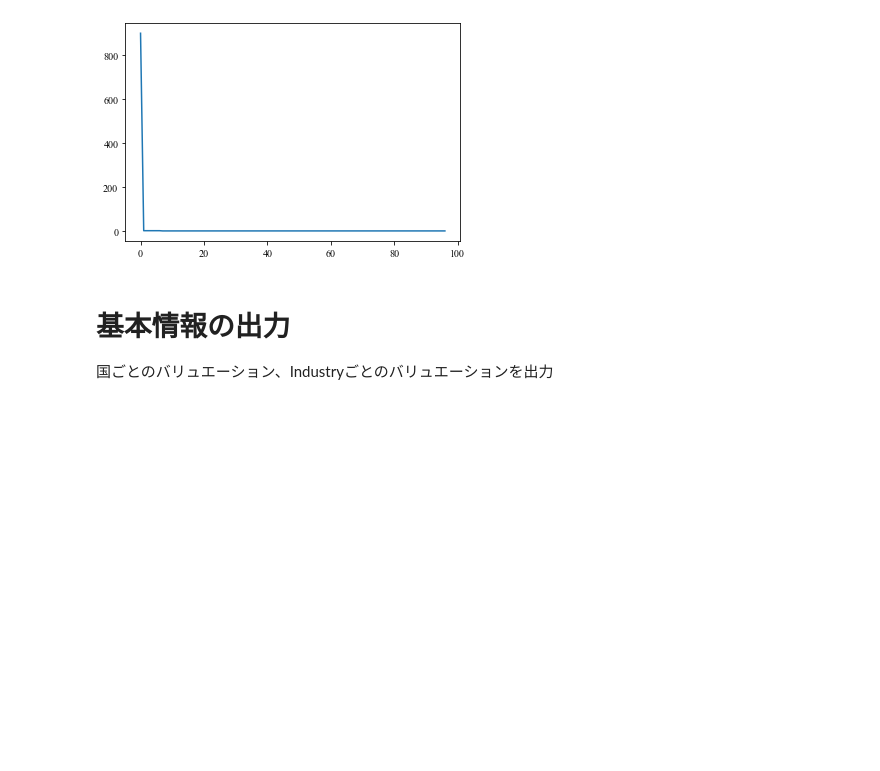
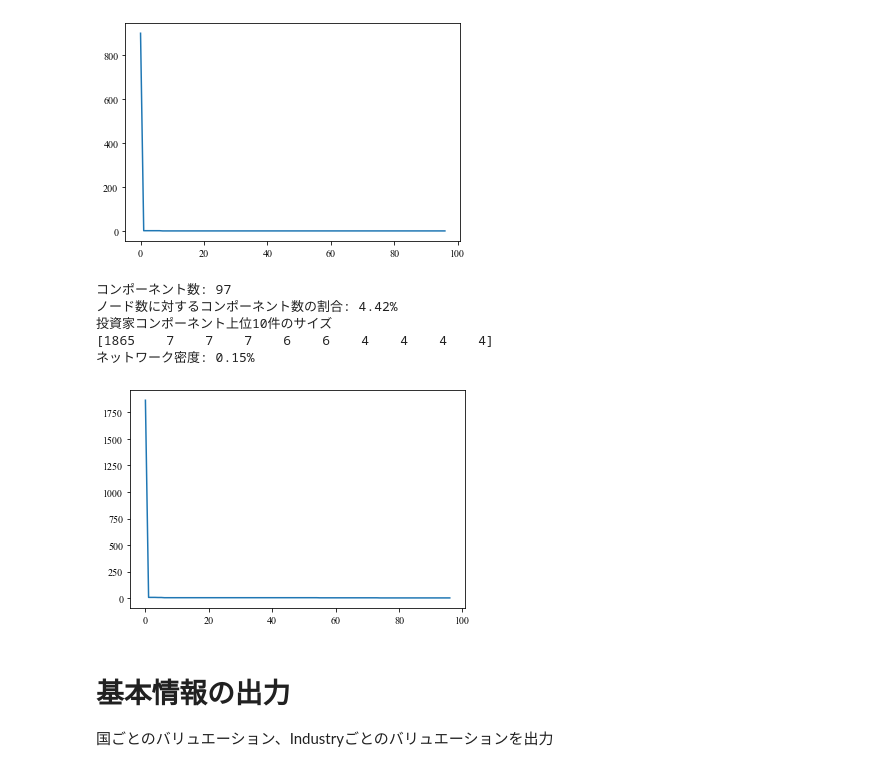
Before and after one commit to takato86/unicorn, a Jupyter notebook: notebooks/analyze.ipynb, the cells around one changed output. Saved outputs shown, nothing was run; the diff lists cells and outputs as text; code cells hidden in the pictures; blank space fills up the shorter version.

```diff
--- a/notebooks/analyze.ipynb
+++ b/notebooks/analyze.ipynb
@@ -259,6 +258,7 @@ def describe_components(G):
     print("投資家コンポーネント上位10件のサイズ")
     print(np.sort(comp_sizes)[::-1][:10])
     comp_sizes = np.sort(comp_sizes)[::-1]
+    plt.figure(facecolor="white")
     plt.plot(comp_sizes)
     print("ネットワーク密度: {0:.2%}".format(nx.density(S[0])))
 # %%
@@ -279,6 +279,15 @@ describe_components(company_graph)
 [898   2   2   2   2   2   2   1   1   1]
 ネットワーク密度: 3.44%
 [figure]
+# %%
+describe_components(B)
+# %% [output]
+コンポーネント数: 97
+ノード数に対するコンポーネント数の割合: 4.42%
+投資家コンポーネント上位10件のサイズ
+[1865    7    7    7    6    6    4    4    4    4]
+ネットワーク密度: 0.15%
+[figure, added]
 # %% [markdown]
 # 基本情報の出力
 国ごとのバリュエーション、Industryごとのバリュエーションを出力
```
Also changed, not shown: parts of 15 cells of this notebook, 38 other files.
